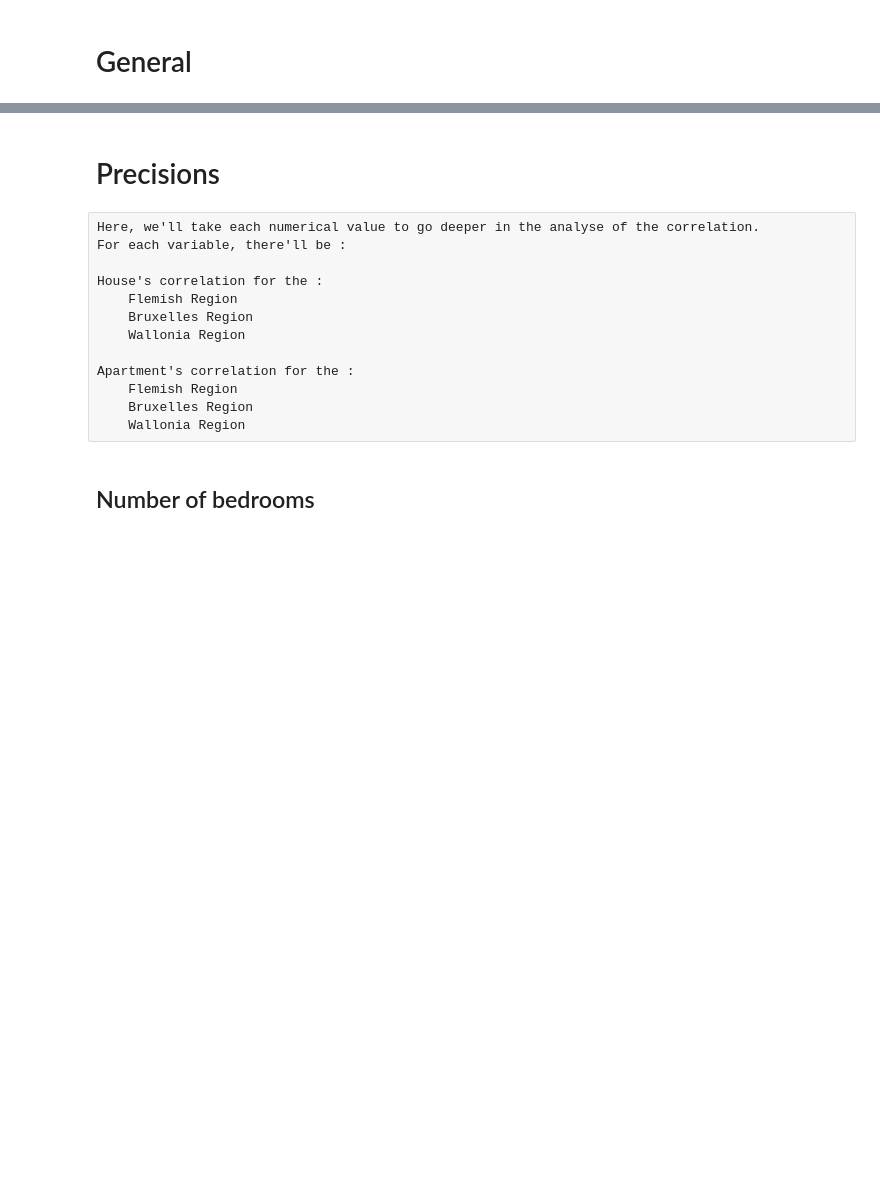
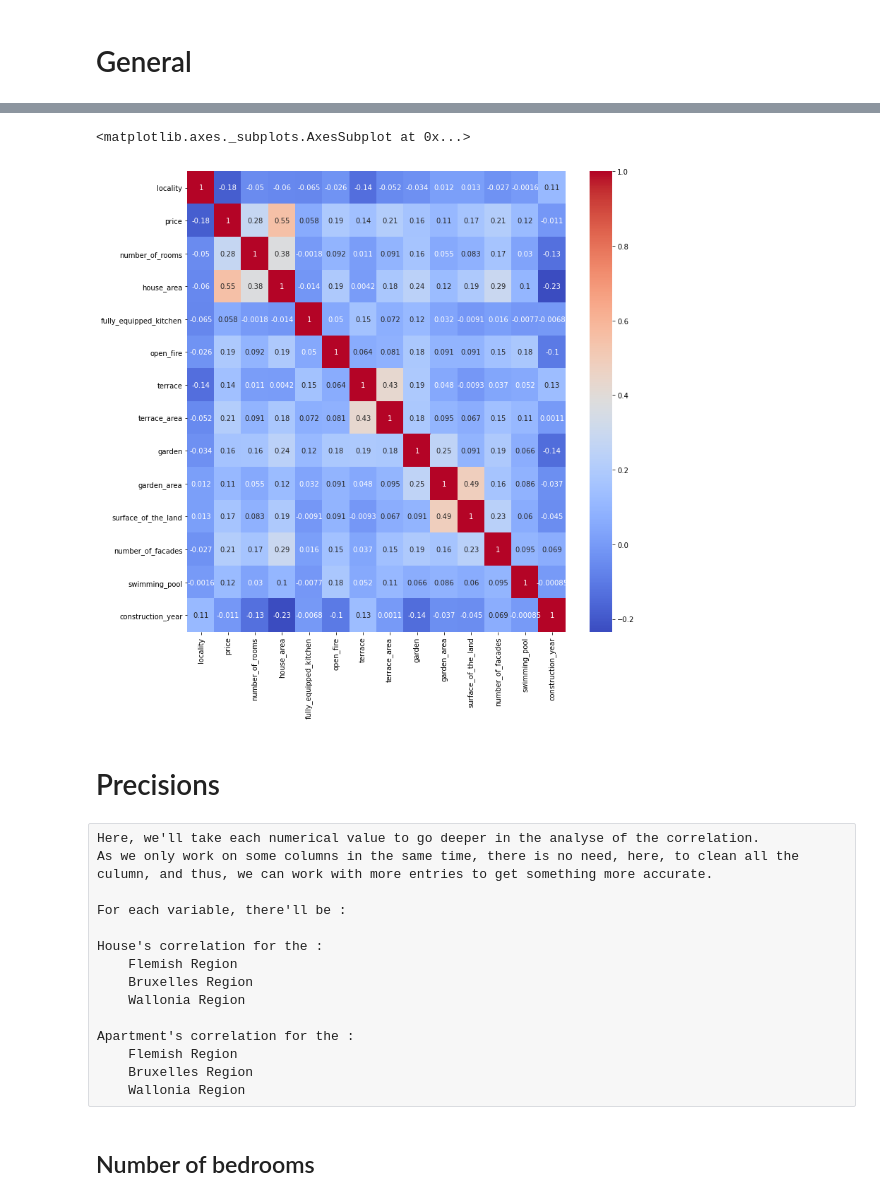
Before and after one commit to Demesmaeker/Immo_data_analysis, a Jupyter notebook: Correlations price-variables.ipynb, the cells around one changed output, grey strips where cells are left out. Drawn from its saved outputs; the diff is of its cells as text; code cells hidden in the pictures; blank space fills up the shorter version.

Commit message:
clean version of correlations + update Readme

```diff
--- a/Correlations price-variables.ipynb
+++ b/Correlations price-variables.ipynb
@@ -13,2 +10,5 @@ df = pd.read_csv("dataset_house_apartment.csv")
 # %% [markdown]
 # General
+# %%
+df = pd.read_csv("dataset_house_apartment.csv")
+df = clean(df, [i for i in range(0,20)])
@@ -15,7 +53,15 @@ df = pd.read_csv("dataset_house_apartment.csv")
+# %%
+plt.figure(figsize=(12,12))
+seaborn.heatmap(df.corr(), annot=True, cmap="coolwarm")
+# %% [output]
+<matplotlib.axes._subplots.AxesSubplot at 0x...>
+[figure, added]
 # %% [markdown]
 # Precisions
 # %% [raw]
 Here, we'll take each numerical value to go deeper in the analyse of the correlation.
+As we only work on some columns in the same time, there is no need, here, to clean all the culumn, and thus, we can work with more entries to get something more accurate.
+
 For each variable, there'll be :
 
 House's correlation for the :
```
Also changed, not shown: parts of 5 cells of this notebook, 1 other file.
